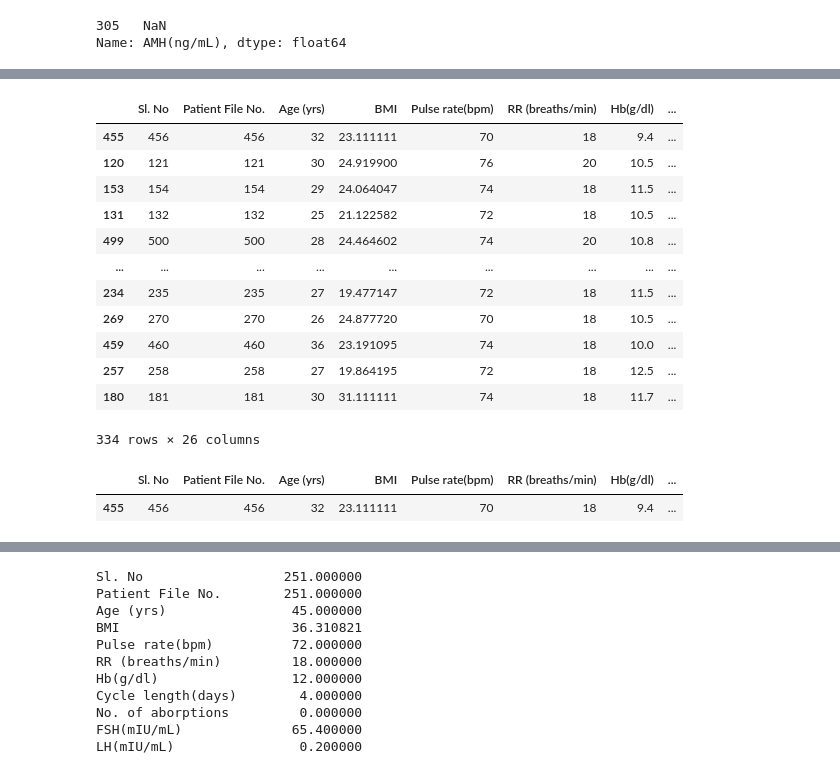
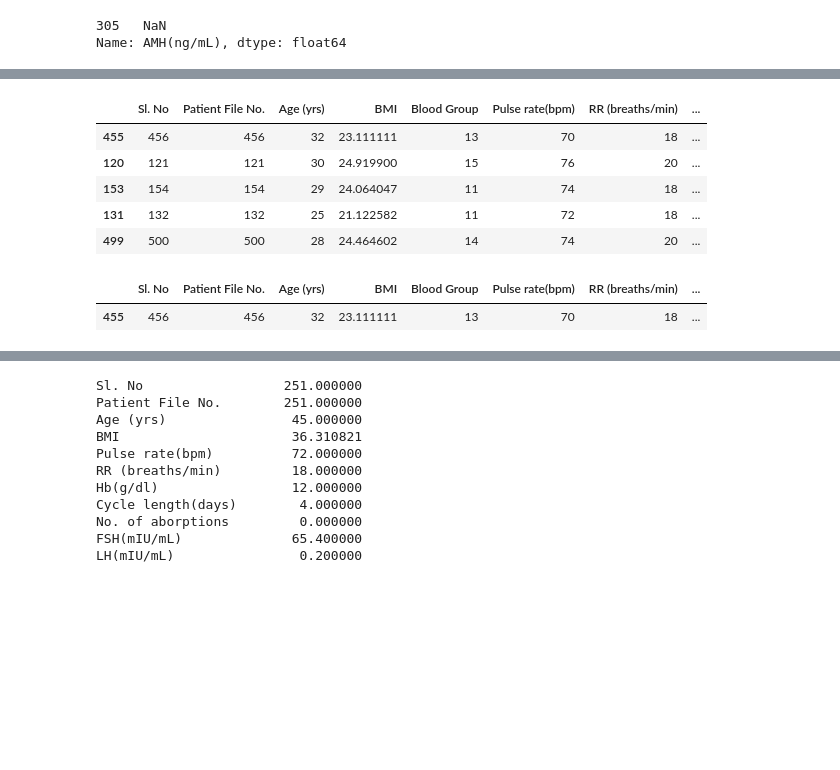
Before and after one commit to tina-m-dev/pcos, a Jupyter notebook: Outliers.ipynb, the cells around one changed output, grey strips where cells are left out. Saved outputs shown, nothing was run; the diff lists cells and outputs as text; code cells hidden in the pictures; blank space fills up the shorter version.

```diff
--- a/Outliers.ipynb
+++ b/Outliers.ipynb
@@ -142,23 +111,16 @@ plt.show()
 # %%
-df_pcos_numerical.sort_values(by=['LH(mIU/mL)'], ascending=False)
+df_pcos.sort_values(by=['LH(mIU/mL)'], ascending=False).head()
 # %% [output]
-|  | Sl. No | Patient File No. | Age (yrs) | BMI | Pulse rate(bpm) | RR (breaths/min) | Hb(g/dl) | ... |
-| 455 | 456 | 456 | 32 | 23.111111 | 70 | 18 | 9.4 | ... |
-| 120 | 121 | 121 | 30 | 24.919900 | 76 | 20 | 10.5 | ... |
-| 153 | 154 | 154 | 29 | 24.064047 | 74 | 18 | 11.5 | ... |
-| 131 | 132 | 132 | 25 | 21.122582 | 72 | 18 | 10.5 | ... |
-| 499 | 500 | 500 | 28 | 24.464602 | 74 | 20 | 10.8 | ... |
-| ... | ... | ... | ... | ... | ... | ... | ... | ... |
-| 234 | 235 | 235 | 27 | 19.477147 | 72 | 18 | 11.5 | ... |
-| 269 | 270 | 270 | 26 | 24.877720 | 70 | 18 | 10.5 | ... |
-| 459 | 460 | 460 | 36 | 23.191095 | 74 | 18 | 10.0 | ... |
-| 257 | 258 | 258 | 27 | 19.864195 | 72 | 18 | 12.5 | ... |
-| 180 | 181 | 181 | 30 | 31.111111 | 74 | 18 | 11.7 | ... |
+|  | Sl. No | Patient File No. | Age (yrs) | BMI | Blood Group | Pulse rate(bpm) | RR (breaths/min) | ... |
+| 455 | 456 | 456 | 32 | 23.111111 | 13 | 70 | 18 | ... |
+| 120 | 121 | 121 | 30 | 24.919900 | 15 | 76 | 20 | ... |
+| 153 | 154 | 154 | 29 | 24.064047 | 11 | 74 | 18 | ... |
+| 131 | 132 | 132 | 25 | 21.122582 | 11 | 72 | 18 | ... |
+| 499 | 500 | 500 | 28 | 24.464602 | 14 | 74 | 20 | ... |
-334 rows × 26 columns
 # %%
-df_pcos_numerical['z_score_LH']=(df_pcos_numerical['LH(mIU/mL)'] - df_pcos_numerical['LH(mIU/mL)'].mean())/df_pcos_numerical['LH(mIU/mL)'].std()
-df_pcos_numerical.loc[df_pcos_numerical['z_score_LH']>3]
+df_pcos['z_score_LH']=(df_pcos['LH(mIU/mL)'] - df_pcos['LH(mIU/mL)'].mean())/df_pcos['LH(mIU/mL)'].std()
+df_pcos.loc[df_pcos['z_score_LH']>3]
 # %% [output]
-|  | Sl. No | Patient File No. | Age (yrs) | BMI | Pulse rate(bpm) | RR (breaths/min) | Hb(g/dl) | ... |
-| 455 | 456 | 456 | 32 | 23.111111 | 70 | 18 | 9.4 | ... |
+|  | Sl. No | Patient File No. | Age (yrs) | BMI | Blood Group | Pulse rate(bpm) | RR (breaths/min) | ... |
+| 455 | 456 | 456 | 32 | 23.111111 | 13 | 70 | 18 | ... |
 # %%
```
Also changed, not shown: parts of 35 cells of this notebook.
